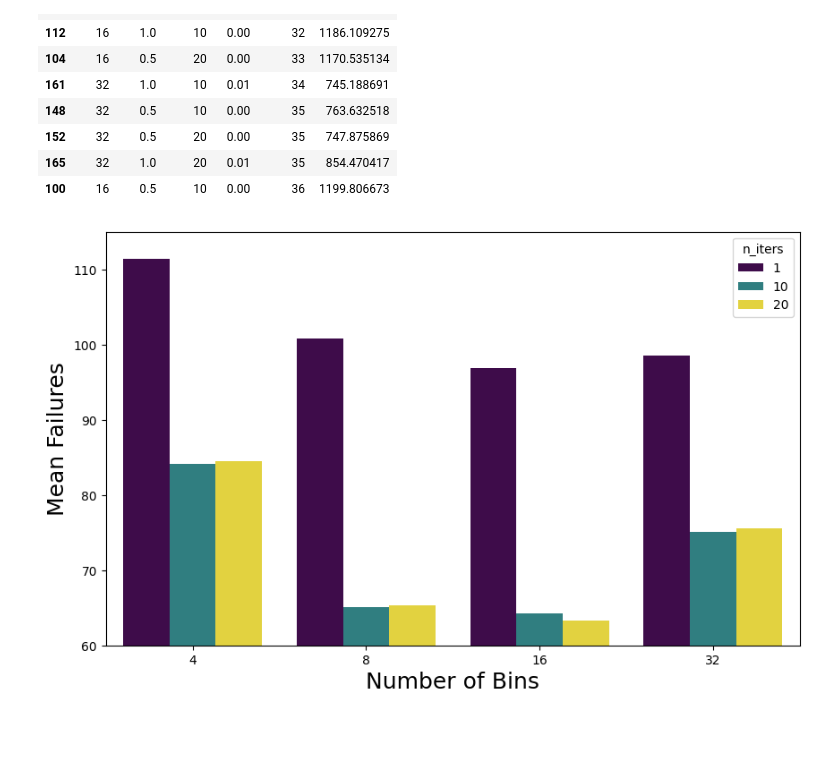
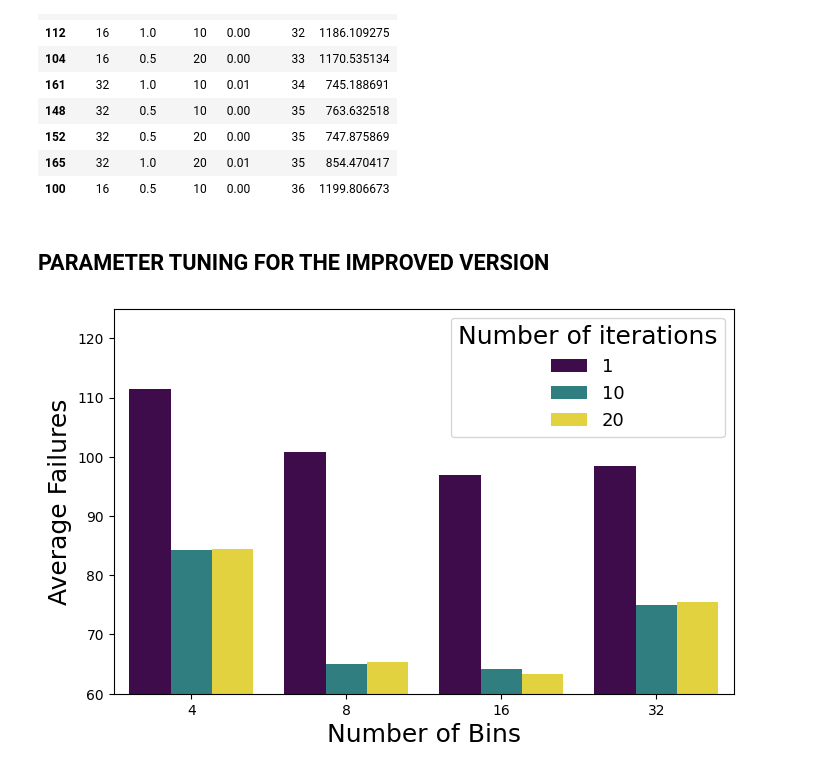
Before and after one commit to markoMedved/Advanced-methods-in-computer-vision-assignments, a Jupyter notebook: Mean-Shift-tracking/report_plots.ipynb, the cells around one changed output. Cells and saved outputs as stored; diff of their text form; code cells hidden in the pictures; blank space fills up the shorter version.

```diff
--- a/Mean-Shift-tracking/report_plots.ipynb
+++ b/Mean-Shift-tracking/report_plots.ipynb
@@ -159,42 +146,42 @@ df.sort_values(by="failures").head(10)
 | 152 | 32 | 0.5 | 20 | 0.00 | 35 | 747.875869 |
 | 165 | 32 | 1.0 | 20 | 0.01 | 35 | 854.470417 |
 | 100 | 16 | 0.5 | 10 | 0.00 | 36 | 1199.806673 |
+# %% [markdown]
+## PARAMETER TUNING FOR THE IMPROVED VERSION
 # %%
-# You can make a bar plot - one param color, one param for each group, than maybe 4 bar plots for another param
-# Try to eliminate one parameter, or even 2(nbins/ - show - make a seperate plot - show that 16 is clearly the best)
 nbins_groups = df.groupby("nbins").agg({
     "failures": "mean",
     "fps": "mean"
 })
 
 niters_groups = df.groupby("n_iters").agg({
     "failures": "mean",
     "fps": "mean"
 })
 
 import matplotlib.pyplot as plt
 import seaborn as sns
 
 # Merge the data for plotting
 plot_data = df.groupby(["nbins", "n_iters"]).agg({"failures": "mean", "fps": "mean"}).reset_index()
 
 # Create the bar plot
-plt.figure(figsize=(10, 6))
+plt.figure(figsize=(8, 5))
 sns.barplot(
     x="nbins",
     y="failures",
     hue="n_iters",
     data=plot_data,
     palette="viridis"
 )
-plt.ylim(60,115)
+plt.ylim(60,125)
 # Set labels and title
 plt.xlabel("Number of Bins", fontsize=18)
-plt.ylabel("Mean Failures", fontsize=18)
-plt.legend(title="n_iters")
+plt.ylabel("Average Failures", fontsize=18)
+plt.legend(title="Number of iterations", title_fontsize=18, fontsize=13)
 
 # Show the plot
 plt.savefig("report/figures/nbins_niters.png")
 # %% [output]
-[figure, old version]
+[figure, new version]
 # %%
```
Also changed, not shown: parts of 9 cells of this notebook, 13 other files.
